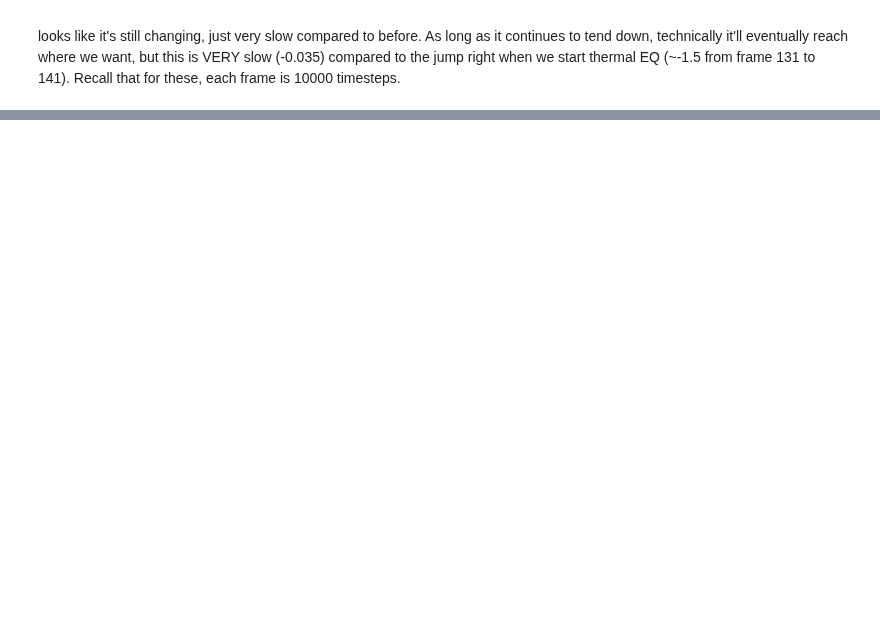
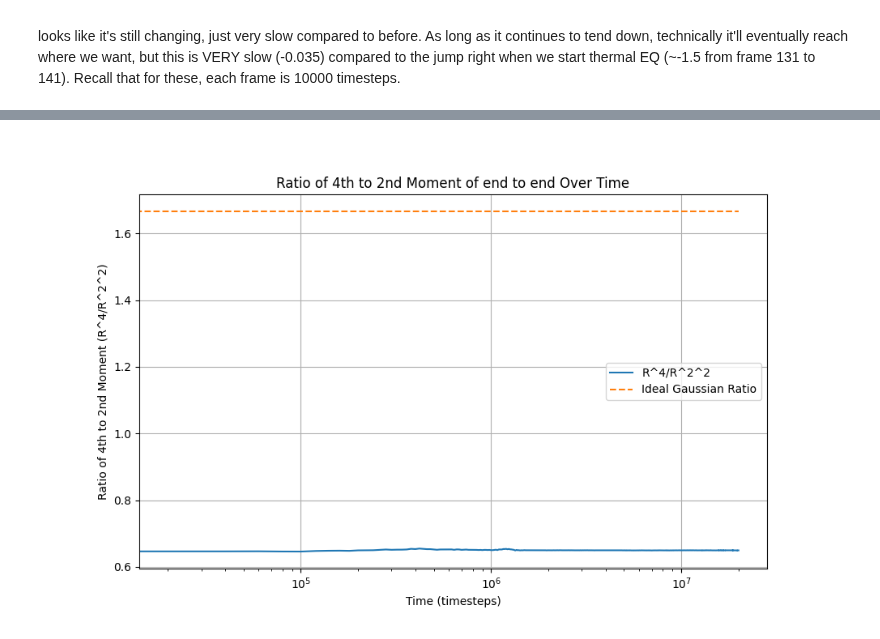
Before and after one commit to anotherbeaver/amine_polymers, a Jupyter notebook: eq_log.ipynb, the cells around one changed output, grey strips where cells are left out. Cells and saved outputs as stored; diff of their text form; code cells hidden in the pictures; blank space fills up the shorter version.

```diff
--- a/eq_log.ipynb
+++ b/eq_log.ipynb
@@ -269,0 +378,14 @@ plt.close("all")
+# %%
+# ratio
+ratio = np.array(e_e_4_values) / (np.array(e_e_2_values)**2)
+fig = plt.figure(figsize=(10, 6))
+plt.semilogx(np.array(read_frames) * frame_time_gap, ratio, label="R^4/R^2^2")
+plt.semilogx(np.array(read_frames) * frame_time_gap, [5/3] * len(read_frames), label="Ideal Gaussian Ratio", linestyle="--")
+plt.xlabel("Time (timesteps)")
+plt.ylabel("Ratio of 4th to 2nd Moment (R^4/R^2^2)")
+plt.title("Ratio of 4th to 2nd Moment of end to end Over Time")
+plt.grid()
+plt.legend()
+plt.show()
+# %% [output]
+[figure, added]
```
Also changed, not shown: parts of 24 cells of this notebook, 3 other files.
